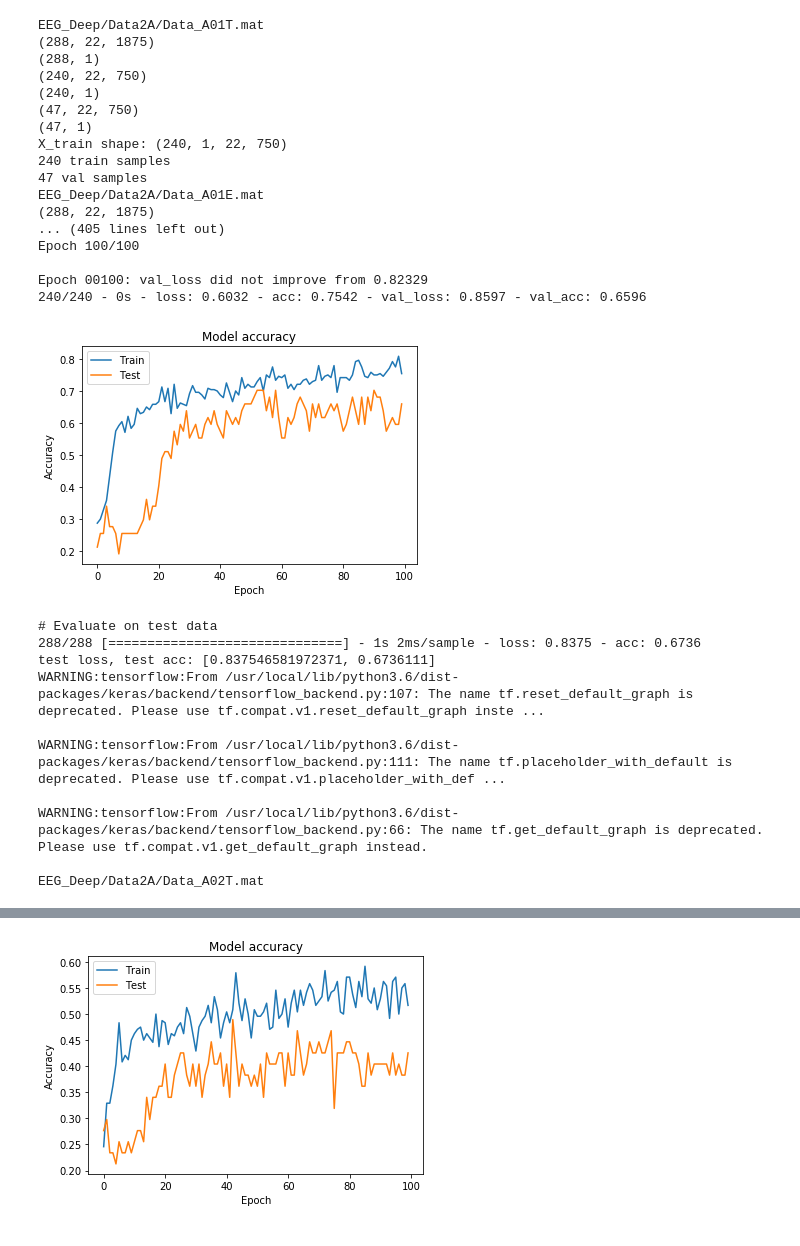
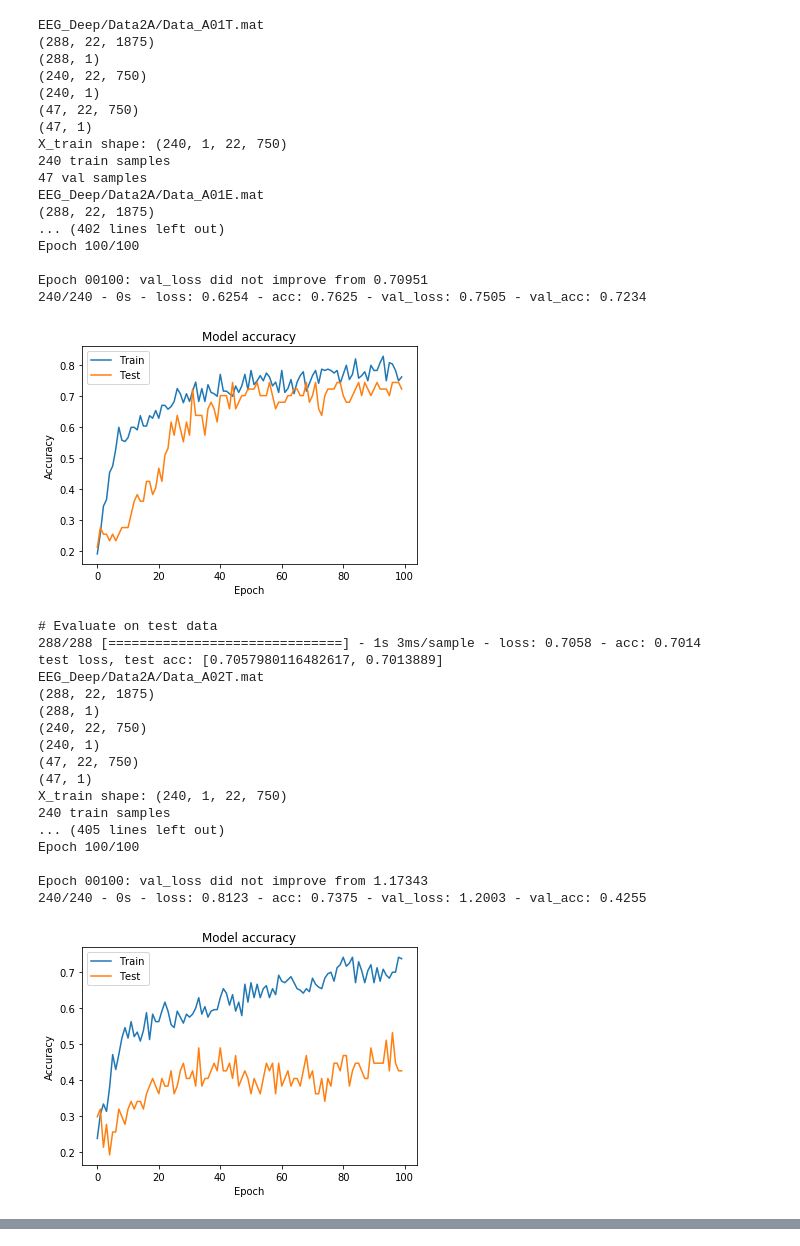
Before and after one commit to sagihaider/EEG_Deep, a Jupyter notebook: main_Single_Trial_Classification_Accuracy_all_subjects_FilteredData_NSL.ipynb, the cells around one changed output, grey strips where cells are left out. Drawn from its saved outputs; the diff is of its cells as text; code cells hidden in the pictures.

```diff
--- a/main_Single_Trial_Classification_Accuracy_all_subjects_FilteredData_NSL.ipynb
+++ b/main_Single_Trial_Classification_Accuracy_all_subjects_FilteredData_NSL.ipynb
@@ -65,8 +68,8 @@ for x in range(1,10):
     tril = r_X_tr[t,:,:]
     # tril = tril.transpose()
     tril_filtered = butter_bandpass_filter(tril,
-                                              lowcut=8,
-                                              highcut=12,
+                                              lowcut=4,
+                                              highcut=40,
                                               fs=250,
                                               order=4)
     # tril_filtered = tril_filtered.transpose()
@@ -111,8 +114,8 @@ for x in range(1,10):
     tril = r_X_ts[t,:,:]
     # tril = tril.transpose()
     tril_filtered = butter_bandpass_filter(tril,
-                                              lowcut=8,
-                                              highcut=12,
+                                              lowcut=4,
+                                              highcut=40,
                                               fs=250,
                                               order=4)
     # tril_filtered = tril_filtered.transpose()
@@ -179,44 +182,52 @@ for x in range(1,10):
   print('test loss, test acc:', results)
 
   acc_all[x - 1, 0] = results[0]
   acc_all[x - 1, 1] = results[1]
 
   from keras import backend as K
   # Do some code, e.g. train and save model
   K.clear_session()
 
 
 print(acc_all)
 
 import pandas as pd
 df_accl_all = pd.DataFrame({'Loss ': acc_all[:, 0], 'Eval Acc': acc_all[:, 1]})
 df_accl_all.to_csv (r'EEG_Deep/df_accl_8_12_Hz4_Class.csv', index = None, header=True) #Don't forget to add '.csv' at the end of the path
 # %% [output]
 EEG_Deep/Data2A/Data_A01T.mat
 (288, 22, 1875)
 (288, 1)
 (240, 22, 750)
 (240, 1)
 (47, 22, 750)
 (47, 1)
 X_train shape: (240, 1, 22, 750)
 240 train samples
 47 val samples
 EEG_Deep/Data2A/Data_A01E.mat
 (288, 22, 1875)
-... (405 lines left out)
+... (402 lines left out)
 Epoch 100/100
 
-Epoch 00100: val_loss did not improve from 0.82329
-240/240 - 0s - loss: 0.6032 - acc: 0.7542 - val_loss: 0.8597 - val_acc: 0.6596
+Epoch 00100: val_loss did not improve from 0.70951
+240/240 - 0s - loss: 0.6254 - acc: 0.7625 - val_loss: 0.7505 - val_acc: 0.7234
-[figure, old version]
+[figure, new version]
 # Evaluate on test data
-288/288 [==============================] - 1s 2ms/sample - loss: 0.8375 - acc: 0.6736
-test loss, test acc: [0.837546581972371, 0.6736111]
-WARNING:tensorflow:From /usr/local/lib/python3.6/dist-packages/keras/backend/tensorflow_backend.py:107: The name tf.reset_default_graph is deprecated. Please use tf.compat.v1.reset_default_graph inste ...
+288/288 [==============================] - 1s 3ms/sample - loss: 0.7058 - acc: 0.7014
+test loss, test acc: [0.7057980116482617, 0.7013889]
+EEG_Deep/Data2A/Data_A02T.mat
+(288, 22, 1875)
+(288, 1)
+(240, 22, 750)
+(240, 1)
+(47, 22, 750)
+(47, 1)
+X_train shape: (240, 1, 22, 750)
+240 train samples
+... (405 lines left out)
+Epoch 100/100
 
-WARNING:tensorflow:From /usr/local/lib/python3.6/dist-packages/keras/backend/tensorflow_backend.py:111: The name tf.placeholder_with_default is deprecated. Please use tf.compat.v1.placeholder_with_def ...
-
-WARNING:tensorflow:From /usr/local/lib/python3.6/dist-packages/keras/backend/tensorflow_backend.py:66: The name tf.get_default_graph is deprecated. Please use tf.compat.v1.get_default_graph instead.
-
-EEG_Deep/Data2A/Data_A02T.mat
+Epoch 00100: val_loss did not improve from 1.17343
+240/240 - 0s - loss: 0.8123 - acc: 0.7375 - val_loss: 1.2003 - val_acc: 0.4255
+[figure, new version]
@@ -241 +268,0 @@ Epoch 00100: val_loss did not improve from 1.36369
-[figure, old version]
```
Also changed, not shown: parts of 4 cells of this notebook.
